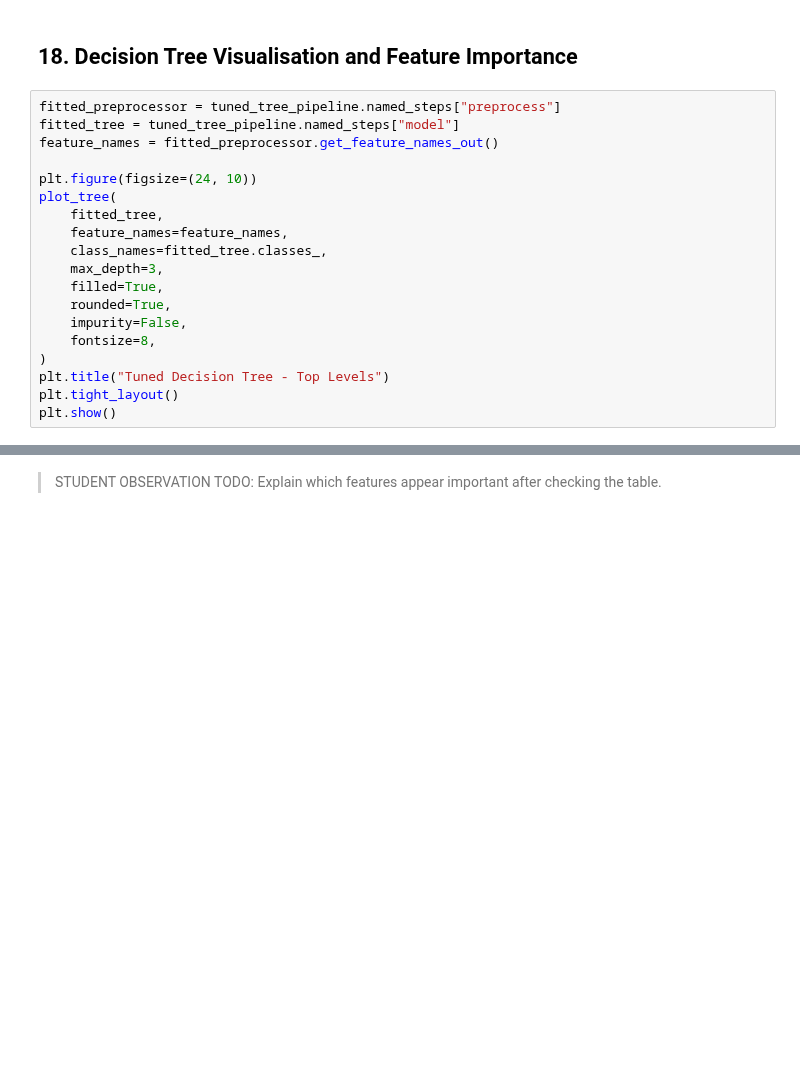
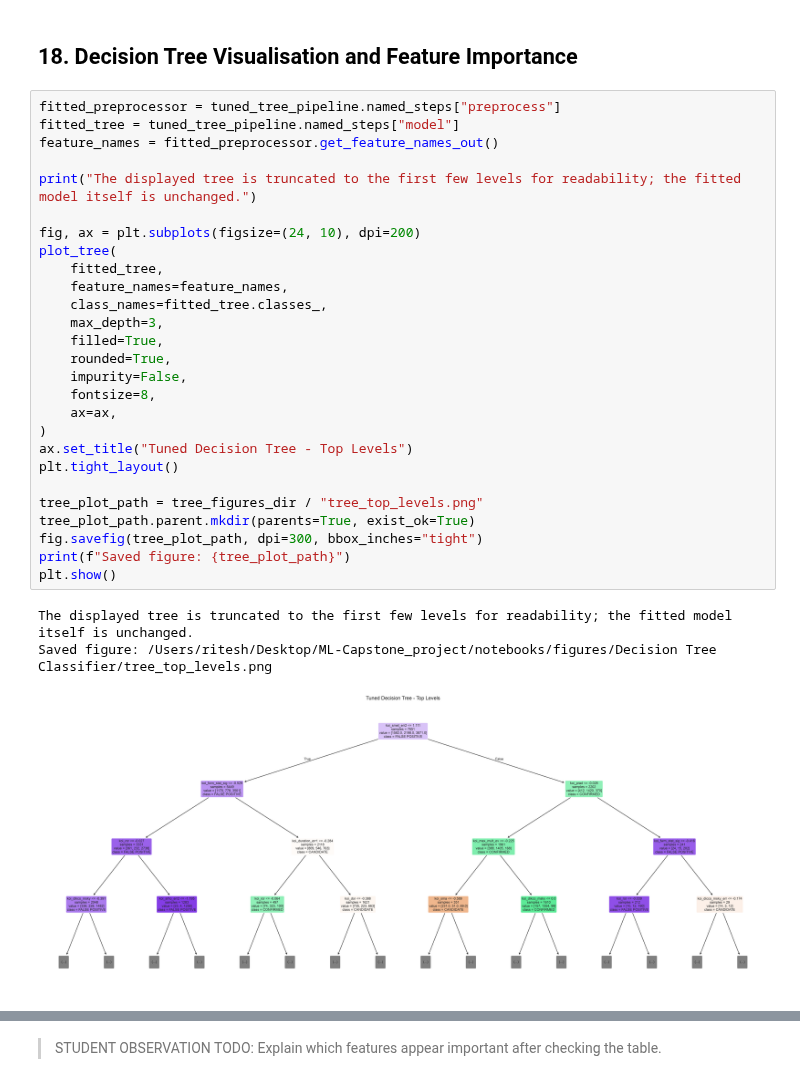
Before and after one commit to DominicKarolPeter/ML-Capstone_project, a Jupyter notebook: notebooks/classification.ipynb, the cells around one changed output, grey strips where cells are left out. Drawn from its saved outputs; the diff is of its cells as text; blank space fills up the shorter version.

```diff
--- a/notebooks/classification.ipynb
+++ b/notebooks/classification.ipynb
@@ -678,22 +829,34 @@ display(comparison_table)
 # %%
 fitted_preprocessor = tuned_tree_pipeline.named_steps["preprocess"]
 fitted_tree = tuned_tree_pipeline.named_steps["model"]
 feature_names = fitted_preprocessor.get_feature_names_out()
 
-plt.figure(figsize=(24, 10))
+print("The displayed tree is truncated to the first few levels for readability; the fitted model itself is unchanged.")
+
+fig, ax = plt.subplots(figsize=(24, 10), dpi=200)
 plot_tree(
     fitted_tree,
     feature_names=feature_names,
     class_names=fitted_tree.classes_,
     max_depth=3,
     filled=True,
     rounded=True,
     impurity=False,
     fontsize=8,
+    ax=ax,
 )
-plt.title("Tuned Decision Tree - Top Levels")
+ax.set_title("Tuned Decision Tree - Top Levels")
 plt.tight_layout()
+
+tree_plot_path = tree_figures_dir / "tree_top_levels.png"
+tree_plot_path.parent.mkdir(parents=True, exist_ok=True)
+fig.savefig(tree_plot_path, dpi=300, bbox_inches="tight")
+print(f"Saved figure: {tree_plot_path}")
 plt.show()
+# %% [output]
+The displayed tree is truncated to the first few levels for readability; the fitted model itself is unchanged.
+Saved figure: /Users/ritesh/Desktop/ML-Capstone_project/notebooks/figures/Decision Tree Classifier/tree_top_levels.png
+[figure, added]
 # %%
 feature_importance = (
     pd.DataFrame({
```
Also changed, not shown: parts of 13 cells of this notebook, 7 other files.
